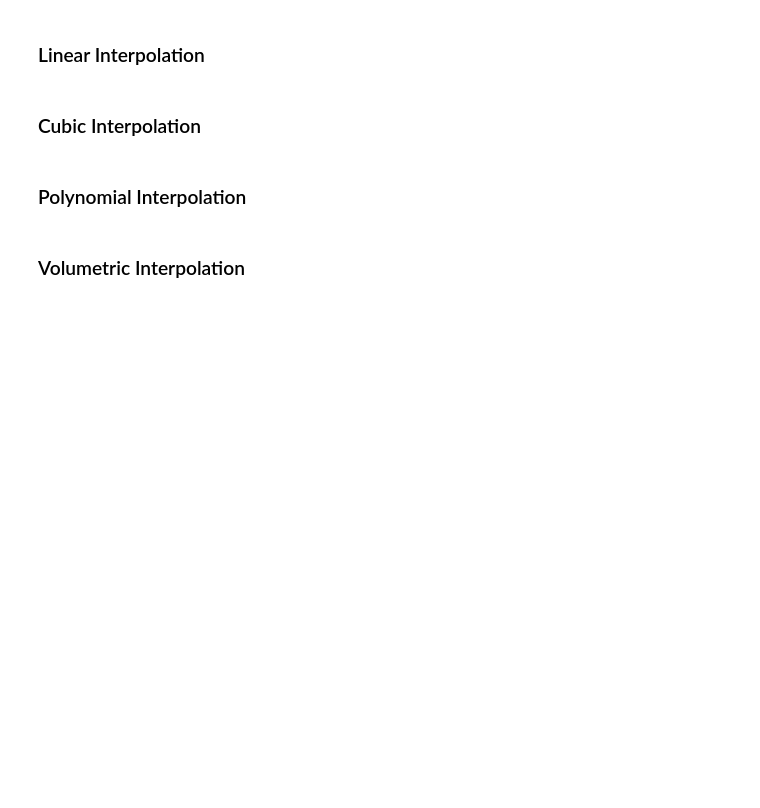
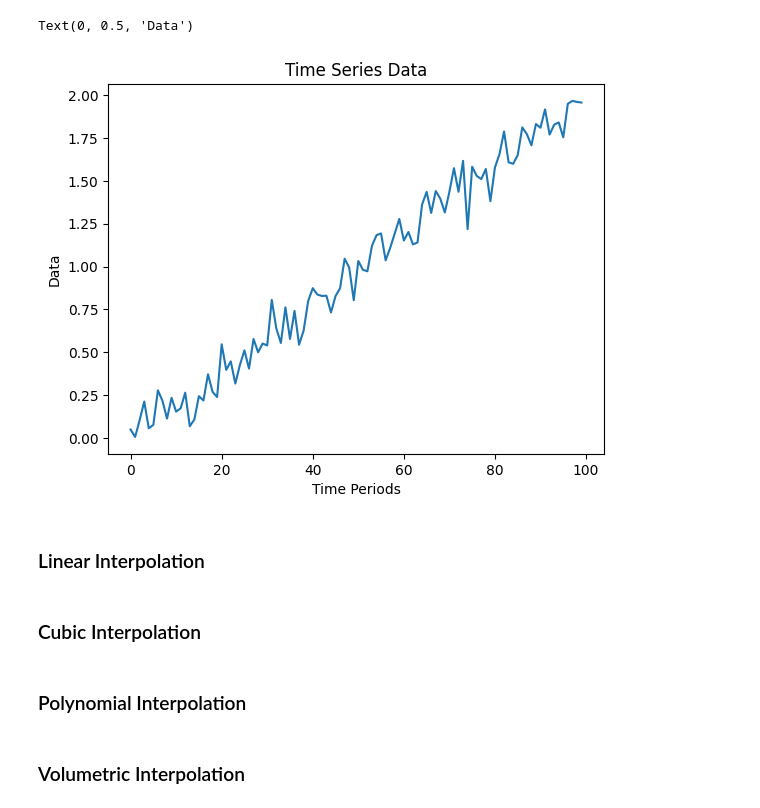
Before and after one commit to talhajamal11/mathematical_modelling, a Jupyter notebook: src/Time Series/interpolation_extrapolation.ipynb, the cells around one changed output. Saved outputs shown, nothing was run; the diff lists cells and outputs as text; code cells hidden in the pictures; blank space fills up the shorter version.

Commit message:
Generating Random Time Series Data

```diff
--- a/src/Time Series/interpolation_extrapolation.ipynb
+++ b/src/Time Series/interpolation_extrapolation.ipynb
@@ -5,3 +8,27 @@ import numpy as np
+# %%
+# Generate Random Time Series Data
+np.random.seed(42)
+_n = 100
+_mean = 0
+_std = 0.1
+_trend = 0.02
+_window_size = 20
+
+time_series = np.random.normal(_mean, _std, _n)
+
+time_axis = np.arange(_n)
+trend = _trend * time_axis
+time_series = time_series + trend
+
+smoothed_time_series = np.convolve(time_series, np.ones(_window_size)/_window_size, mode='valid')
+
+plt.plot(time_series)
+plt.title("Time Series Data")
+plt.xlabel("Time Periods")
+plt.ylabel("Data")
+# %% [output]
+Text(0, 0.5, 'Data')
+[figure, added]
 # %% [markdown]
 ### Linear Interpolation
 # %% [markdown]
```
Also changed, not shown: parts of 1 cell of this notebook.
